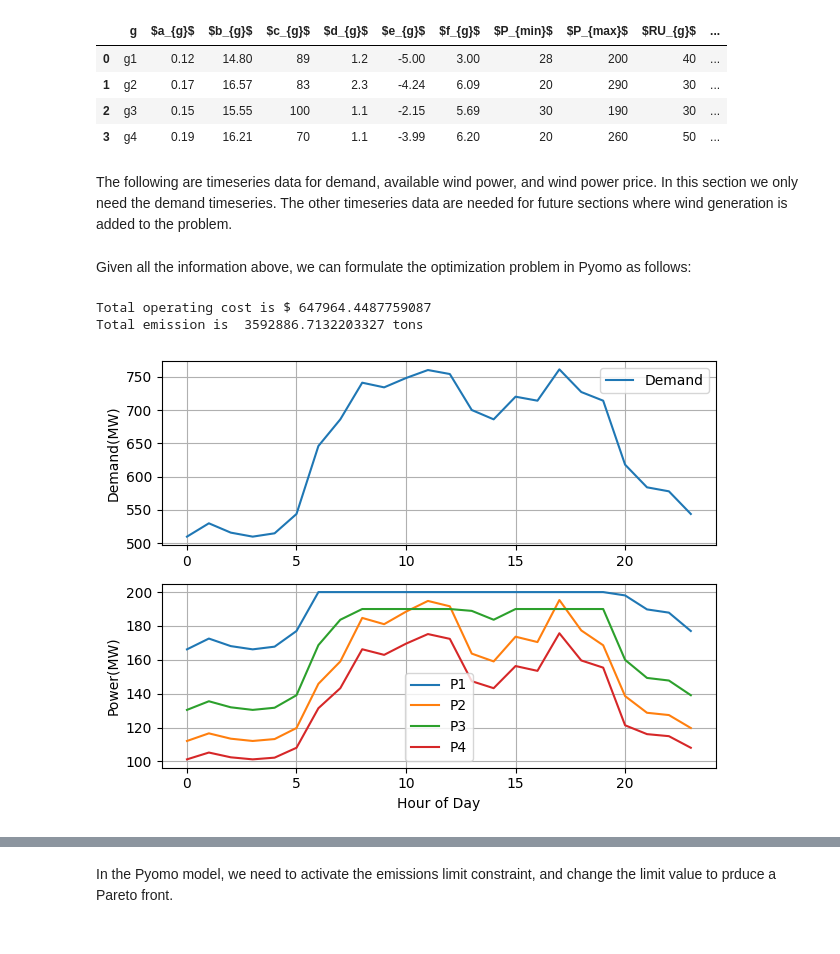
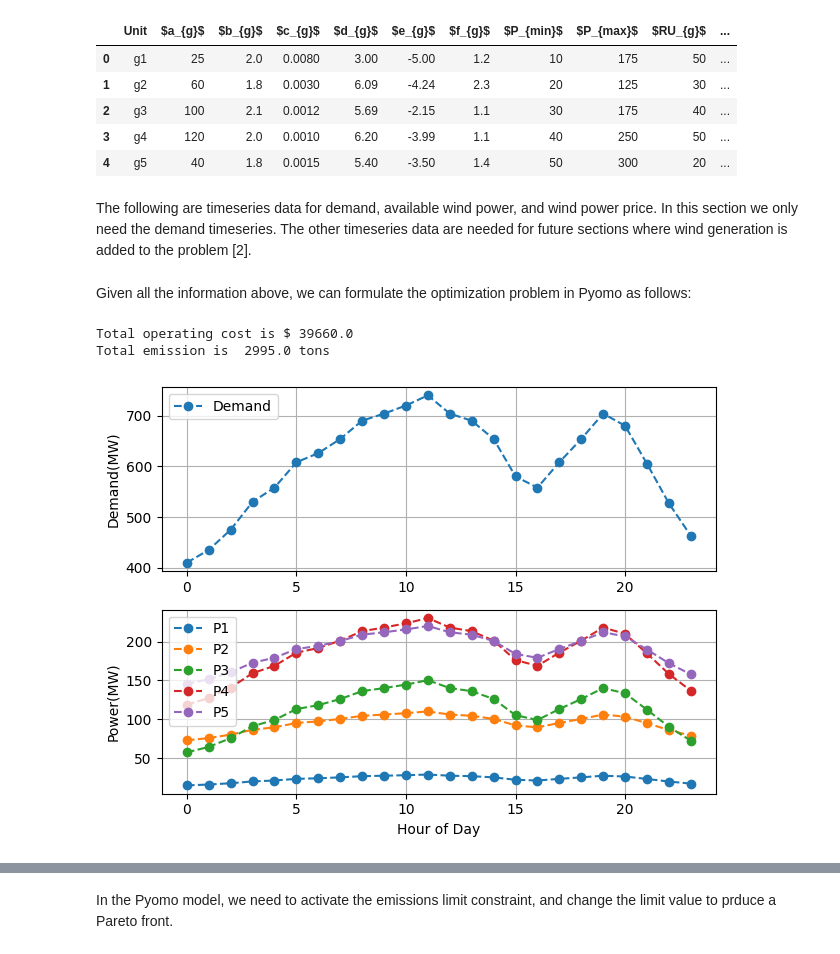
Before and after one commit to mohsenvahidzadeh/Energy_Optimization_Notebooks, a Jupyter notebook: Dynamic_Economic_Dispatch_Pyomo.ipynb, the cells around one changed output, grey strips where cells are left out. Drawn from its saved outputs; the diff is of its cells as text; code cells hidden in the pictures.

```diff
--- a/Dynamic_Economic_Dispatch_Pyomo.ipynb
+++ b/Dynamic_Economic_Dispatch_Pyomo.ipynb
@@ -53,35 +54,30 @@ The following table provides the cost and emission coefficients, as well as oper
 # %%
 ded_df = pd.DataFrame()
-ded_df["g"] = ["g1", "g2", "g3", "g4"]
-ded_df["$a_{g}$"] = [0.12, 0.17, 0.15, 0.19]
-ded_df["$b_{g}$"] = [14.8, 16.57, 15.55, 16.21]
-ded_df["$c_{g}$"] = [89, 83, 100, 70]
-ded_df["$d_{g}$"] = [1.2, 2.3, 1.1, 1.1]
-ded_df["$e_{g}$"] = [-5, -4.24, -2.15, -3.99]
-ded_df["$f_{g}$"] = [3, 6.09, 5.69, 6.2]
-ded_df["$P_{min}$"] = [28, 20, 30, 20]
-ded_df["$P_{max}$"] = [200, 290, 190, 260]
-ded_df["$RU_{g}$"] = [40, 30, 30, 50]
-ded_df["$RD_{g}$"] = [40, 30, 30, 50]
+ded_df["Unit"] = ["g1", "g2", "g3", "g4", "g5"]
+ded_df["$a_{g}$"] = [25, 60, 100, 120, 40]
+ded_df["$b_{g}$"] = [2, 1.8, 2.1, 2, 1.8]
+ded_df["$c_{g}$"] = [0.008, 0.003, 0.0012, 0.001, 0.0015]
+ded_df["$d_{g}$"] = [3, 6.09, 5.69, 6.2, 5.4]
+ded_df["$e_{g}$"] = [-5, -4.24, -2.15, -3.99, -3.5]
+ded_df["$f_{g}$"] = [1.2, 2.3, 1.1, 1.1, 1.4]
+ded_df["$P_{min}$"] = [10, 20, 30, 40, 50]
+ded_df["$P_{max}$"] = [175, 125, 175, 250, 300]
+ded_df["$RU_{g}$"] = [50, 30, 40, 50, 20]
+ded_df["$RD_{g}$"] = [50, 30, 40, 50, 20]
 
 ded_df
 # %% [output]
-|  | g | $a_{g}$ | $b_{g}$ | $c_{g}$ | $d_{g}$ | $e_{g}$ | $f_{g}$ | $P_{min}$ | $P_{max}$ | $RU_{g}$ | ... |
-| 0 | g1 | 0.12 | 14.80 | 89 | 1.2 | -5.00 | 3.00 | 28 | 200 | 40 | ... |
-| 1 | g2 | 0.17 | 16.57 | 83 | 2.3 | -4.24 | 6.09 | 20 | 290 | 30 | ... |
-| 2 | g3 | 0.15 | 15.55 | 100 | 1.1 | -2.15 | 5.69 | 30 | 190 | 30 | ... |
-| 3 | g4 | 0.19 | 16.21 | 70 | 1.1 | -3.99 | 6.20 | 20 | 260 | 50 | ... |
+|  | Unit | $a_{g}$ | $b_{g}$ | $c_{g}$ | $d_{g}$ | $e_{g}$ | $f_{g}$ | $P_{min}$ | $P_{max}$ | $RU_{g}$ | ... |
+| 0 | g1 | 25 | 2.0 | 0.0080 | 3.00 | -5.00 | 1.2 | 10 | 175 | 50 | ... |
+| 1 | g2 | 60 | 1.8 | 0.0030 | 6.09 | -4.24 | 2.3 | 20 | 125 | 30 | ... |
+| 2 | g3 | 100 | 2.1 | 0.0012 | 5.69 | -2.15 | 1.1 | 30 | 175 | 40 | ... |
+| 3 | g4 | 120 | 2.0 | 0.0010 | 6.20 | -3.99 | 1.1 | 40 | 250 | 50 | ... |
+| 4 | g5 | 40 | 1.8 | 0.0015 | 5.40 | -3.50 | 1.4 | 50 | 300 | 20 | ... |
 # %% [markdown]
-The following are timeseries data for demand, available wind power, and wind power price. In this section we only need the demand timeseries. The other timeseries data are needed for future sections where wind generation is added to the problem.
+The following are timeseries data for demand, available wind power, and wind power price. In this section we only need the demand timeseries. The other timeseries data are needed for future sections where wind generation is added to the problem [2].
 # %%
-demands = [510, 530, 516, 510, 515, 544, 646, 686, 741, 734, 748, 760, 754, 700, 686, 720, 714, 761, 727, 714, \
-           618, 584, 578, 544]
-wind_availability = [44.1, 48.5, 65.7, 144.9, 202.3, 317.3, 364.4, 317.3, 271, 306.9, 424.1, 398, 487.6, 521.9, \
-                            541.3, 560, 486.8, 372.6, 367.4, 314.3, 316.6, 311.4, 405.4, 470.4]
-lambda_e = [32.71, 34.72, 32.71, 32.74, 32.96, 34.93, 44.9, 52, 53.03, 47.26, 44.07, 38.63, 39.91, 39.45, \
-                            41.14, 39.23, 52.12, 40.85, 41.2, 41.15, 45.76, 45.59, 45.56, 34.72]
-lambda_r = [25.55, 20.83, 19.68, 21.73, 22.43, 23.94, 42.22, 36.53, 21.41, 12.58, 13.86, 9.58, 7.18, 12.16, \
-                            18.20, 17.83, 24.13, 18.80, 18.02, 17.03, 13.37, 16.94, 19.05, 13.58]
+demands = [410, 435, 475, 530, 558, 608, 626, 654, 690, 704, 720, 740, 704, 690, 654, 580, 558, 608, 654, 704, \
+           680, 605, 527, 463]
 # %% [markdown]
 Given all the information above, we can formulate the optimization problem in Pyomo as follows:
 # %%
@@ -170,40 +166,40 @@ model.c_demand_generation = Constraint(model.g, model.t, rule=demand_generation)
 
 #Expressions
 def total_emission(model):
-    return sum(model.d[g]*model.P[g,t]**2 + model.e[g]*model.P[g,t] + model.f[g] for g in model.g for t in model.t)
-model.EM = Expression(rule = total_emission)
+    return sum(model.f[g]*model.P[g,t]**2 + model.e[g]*model.P[g,t] + model.d[g] for g in model.g for t in model.t)
+model.GHG = Expression(rule = total_emission)
 
 
 #Objective Function
 def rule_OF(model):
-    return sum(model.a[g]*model.P[g,t]**2 + model.b[g]*model.P[g,t] + model.c[g] for g in model.g for t in model.t)
+    return sum(model.c[g]*model.P[g,t]**2 + model.b[g]*model.P[g,t] + model.a[g] for g in model.g for t in model.t)
 model.objective = Objective(rule=rule_OF, sense=minimize)
 
 opt = SolverFactory('ipopt')
 # %%
 results = opt.solve(model)
 
-print("Total operating cost is $", value(model.objective))
-print("Total emission is ", value(model.EM), "tons")
+print("Total operating cost is $", round(value(model.objective), 0))
+print("Total emission is ", round(value(model.GHG)/1000, 0), "tons")
 # %% [output]
-Total operating cost is $ 647964.4487759087
-Total emission is  3592886.7132203327 tons
+Total operating cost is $ 39660.0
+Total emission is  2995.0 tons
 # %%
 fig, axs = plt.subplots(2, 1)
 for i in range(len(model.g)):
-    axs[1].plot([value(model.P[i+1,j]) for j in range(1,25)], label=f"P{i+1}")
+    axs[1].plot([value(model.P[i+1,j]) for j in range(1,25)], "--o", label=f"P{i+1}")
 
-axs[0].plot([value(model.L[j]) for j in range(1,25)], label="Demand")
+axs[0].plot([value(model.L[j]) for j in range(1,25)], "--o", label="Demand")
 axs[0].grid(True), axs[1].grid(True)
 axs[1].legend(), axs[0].legend()
 axs[1].set_xlabel("Hour of Day")
 axs[0].set_ylabel("Demand(MW)")
 axs[1].set_ylabel("Power(MW)")
 
 fig.tight_layout()
 plt.show()
 # %% [output]
-[figure, old version]
+[figure, new version]
 # %%
 results_history = pd.DataFrame()
 results_history["demand"] = [value(model.L[j]) for j in range(1,25)]
```
Also changed, not shown: parts of 52 cells of this notebook, 8 other files.
